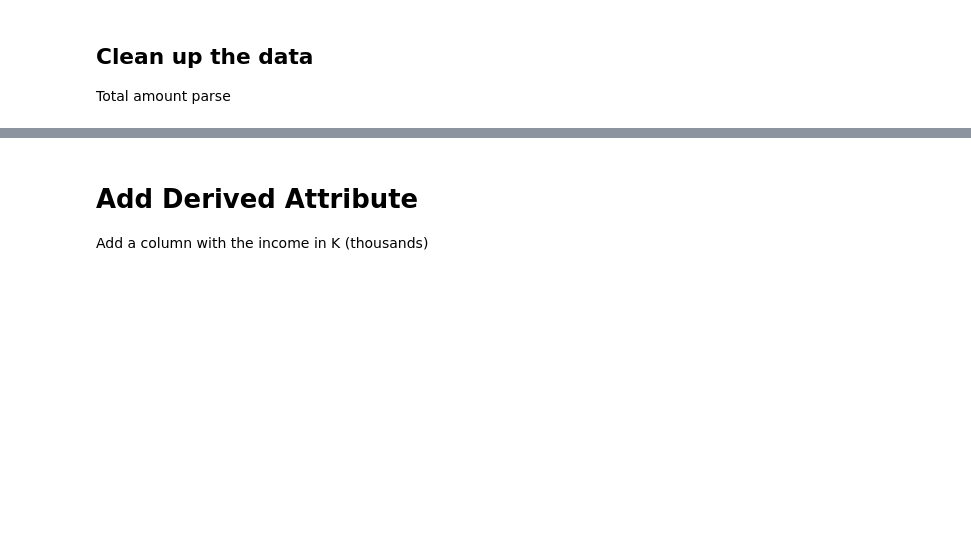
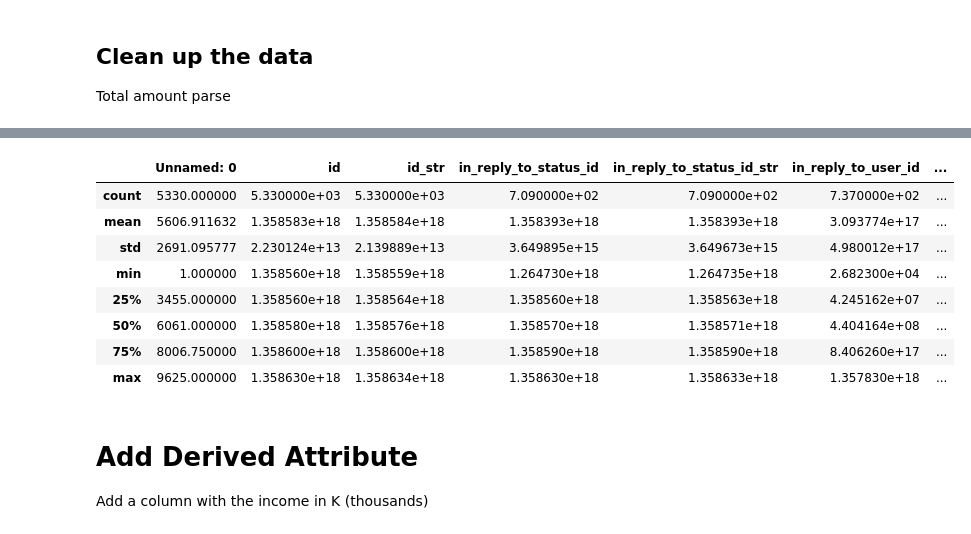
Before and after one commit to federicofaria/IS4487, a Jupyter notebook: Lab4.ipynb, the cells around one changed output, grey strips where cells are left out. Cells and saved outputs as stored; diff of their text form; code cells hidden in the pictures; blank space fills up the shorter version.

```diff
--- a/Lab4.ipynb
+++ b/Lab4.ipynb
@@ -34,9 +34,10 @@ See the Canvas assignments and lectures for a description of the Megatelco data
 **Note:** you will need to enter a code supplied by Google in the next step.
 # %%
 from google.colab import drive
+import re
 drive.mount('/content/gdrive', force_remount=True)
 
-df = pd.read_csv (r'/content/gdrive/MyDrive/IS 4487/retail_dataset.csv')
+df = pd.read_csv (r'/content/gdrive/MyDrive/IS 4487/Twitter_dataset.csv', encoding = 'latin1')
 
 print (df)
 # %% [output]
@@ -92,12 +104,3 @@ Parsing total amounts and prices into numbers instead of strings:
-# %%
-
-df['total_amount'] = df['total_amount'].str.replace('$', '')
-df['total_amount'] = df['total_amount'].str.replace(',', '')
-df['total_amount'] = df['total_amount'].astype(float)
-
-df['product_price'] = df['product_price'].str.replace('$', '')
-df['product_price'] = df['product_price'].str.replace(',', '')
-df['product_price'] = df['product_price'].astype(float)
 # %% [markdown]
 ## Clean up the data
 Total amount parse
@@ -120,3 +107,19 @@ df_clean.describe()
+# %%
+#REGEX did not entirely work, so casting into string and using string's methods worked better
+df_clean = df[(df['text'].str.contains('M&amp;M')) | (df['text'].str.contains('M&amp;m')) | (df['text'].str.contains('m&amp;m'))]
+#df_clean = df[(re.search('M&amp;M', df['text'])) | (re.search('M&amp;m', df['text'])) | (re.search('m&amp;m', df['text']))]
+#df_clean = df[(df['house'] > 0) & (df['income'] > 0) & (df['handset_price'] < 1000)]
+df_clean.describe()
+# %% [output]
+|  | Unnamed: 0 | id | id_str | in_reply_to_status_id | in_reply_to_status_id_str | in_reply_to_user_id | ... |
+| count | 5330.000000 | 5.330000e+03 | 5.330000e+03 | 7.090000e+02 | 7.090000e+02 | 7.370000e+02 | ... |
+| mean | 5606.911632 | 1.358583e+18 | 1.358584e+18 | 1.358393e+18 | 1.358393e+18 | 3.093774e+17 | ... |
+| std | 2691.095777 | 2.230124e+13 | 2.139889e+13 | 3.649895e+15 | 3.649673e+15 | 4.980012e+17 | ... |
+| min | 1.000000 | 1.358560e+18 | 1.358559e+18 | 1.264730e+18 | 1.264735e+18 | 2.682300e+04 | ... |
+| 25% | 3455.000000 | 1.358560e+18 | 1.358564e+18 | 1.358560e+18 | 1.358563e+18 | 4.245162e+07 | ... |
+| 50% | 6061.000000 | 1.358580e+18 | 1.358576e+18 | 1.358570e+18 | 1.358571e+18 | 4.404164e+08 | ... |
+| 75% | 8006.750000 | 1.358600e+18 | 1.358600e+18 | 1.358590e+18 | 1.358590e+18 | 8.406260e+17 | ... |
+| max | 9625.000000 | 1.358630e+18 | 1.358634e+18 | 1.358630e+18 | 1.358633e+18 | 1.357830e+18 | ... |
 # %% [markdown]
 # Add Derived Attribute
 
```
Also changed, not shown: parts of 6 cells of this notebook.
